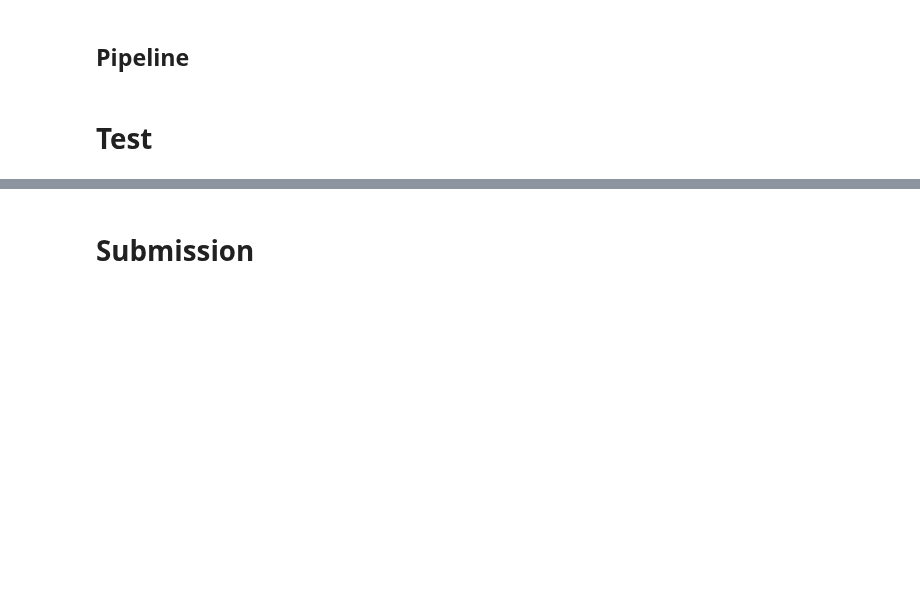
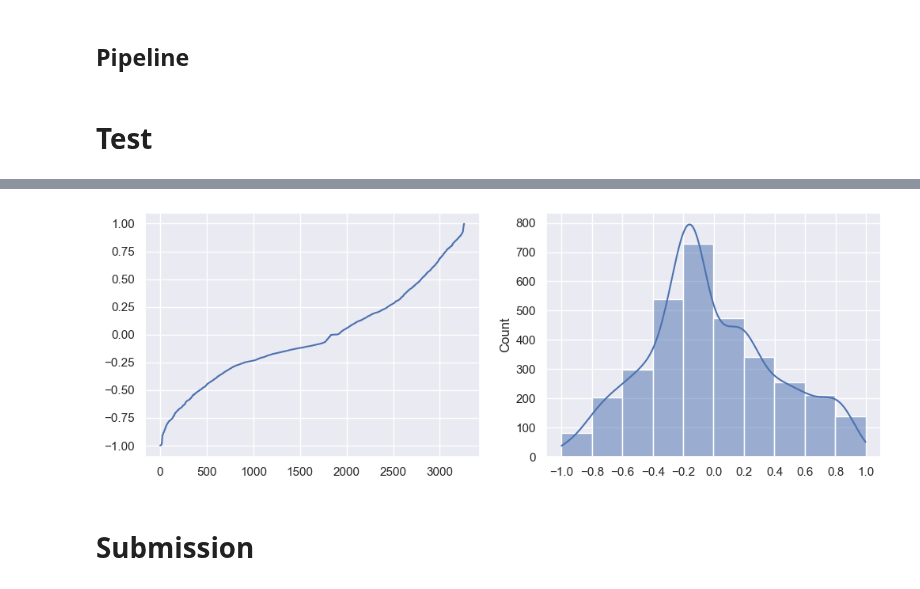
Before and after one commit to jamesdeluk/data-projects, a Jupyter notebook: Projects/nlp-with-disaster-tweets/disaster-tweets-nlp.ipynb, the cells around one changed output, grey strips where cells are left out. Drawn from its saved outputs; the diff is of its cells as text; code cells hidden in the pictures; blank space fills up the shorter version.

```diff
--- a/Projects/nlp-with-disaster-tweets/disaster-tweets-nlp.ipynb
+++ b/Projects/nlp-with-disaster-tweets/disaster-tweets-nlp.ipynb
@@ -1035,3 +1059,14 @@ plt.show()
+# %%
+delta = sorted(y_true - y_probs)
+plt.figure(figsize=(12,4))
+plt.subplot(1,2,1)
+sns.lineplot(delta)
+plt.subplot(1,2,2)
+sns.histplot(delta, bins=10, kde=True)
+plt.xticks(np.linspace(-1,1,11))
+plt.show()
+# %% [output]
+[figure, added]
 # %% [markdown]
 # Submission
 # %%
```
Also changed, not shown: parts of 18 cells of this notebook.
